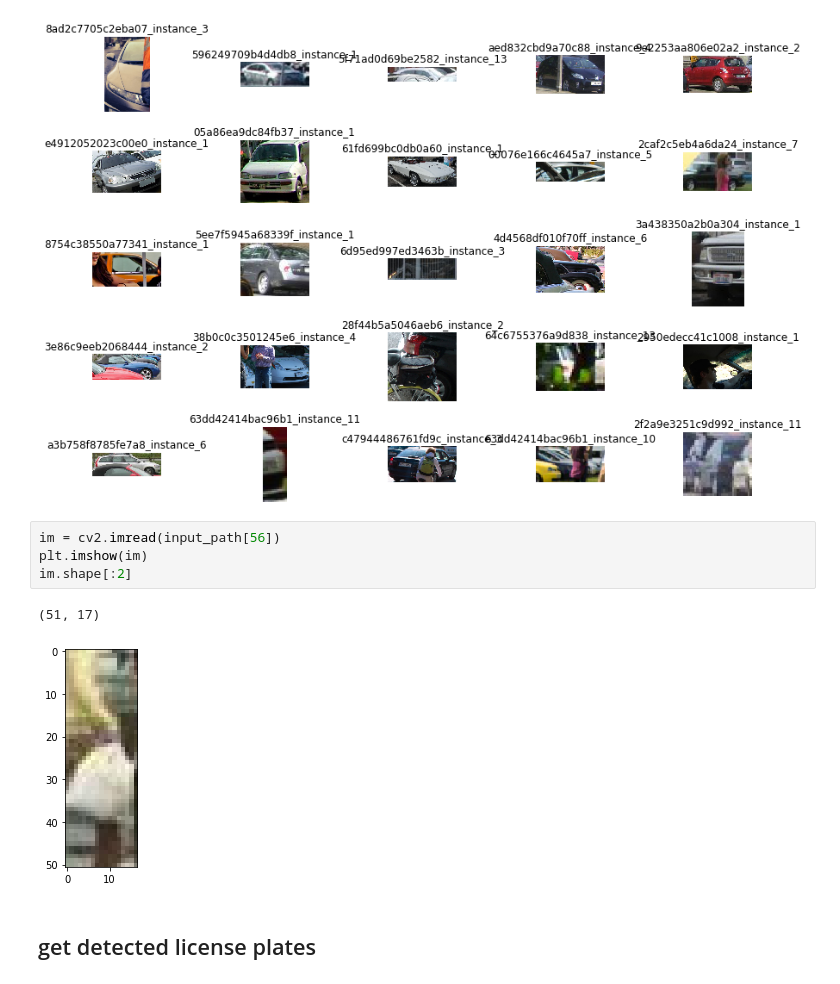
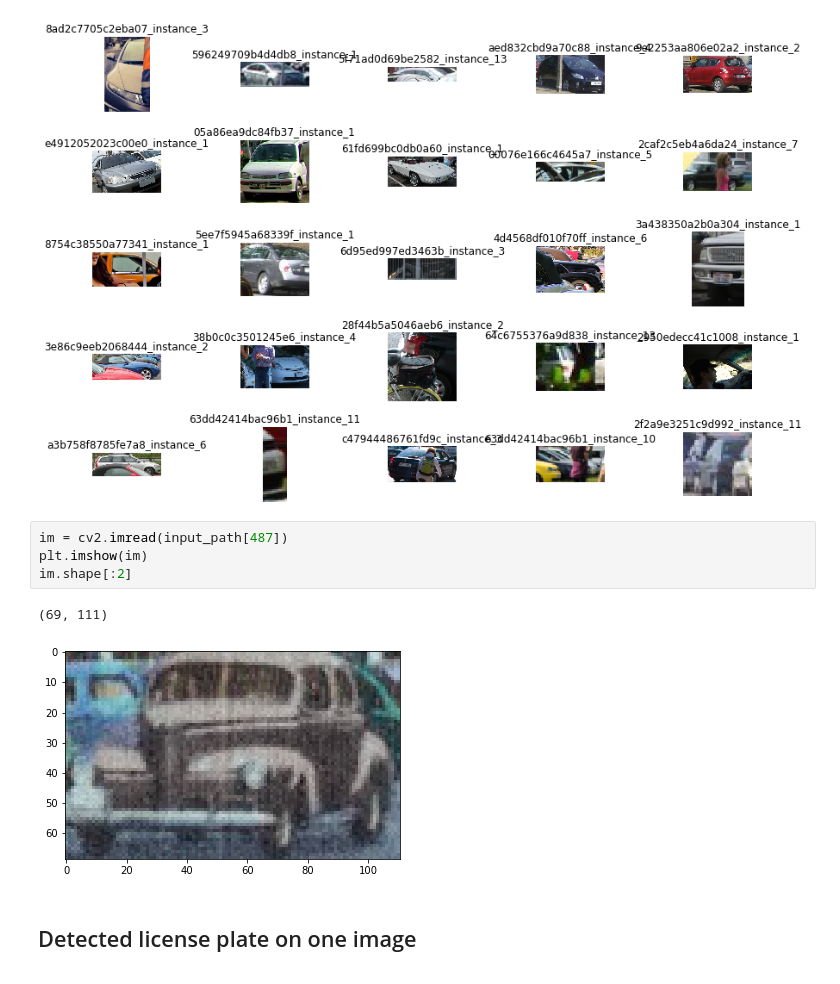
Before and after one commit to jwillow19/license-plate-detection-recognition, a Jupyter notebook: WPOD_lp_detection.ipynb, the cells around one changed output. Saved outputs shown, nothing was run; the diff lists cells and outputs as text.

```diff
--- a/WPOD_lp_detection.ipynb
+++ b/WPOD_lp_detection.ipynb
@@ -83,14 +81,14 @@ plt.show()
 Found 526 images...
 [figure]
 # %%
-im = cv2.imread(input_path[56])
+im = cv2.imread(input_path[487])
 plt.imshow(im)
 im.shape[:2]
 # %% [output]
-(51, 17)
+(69, 111)
-[figure, old version]
+[figure, new version]
-# %% [markdown]
-## get detected license plates
+# %% [markdown]
+##  Detected license plate on one image
 # %%
 def detect_plate(img_path):
     '''
```
Also changed, not shown: parts of 6 cells of this notebook, 1 other file.
